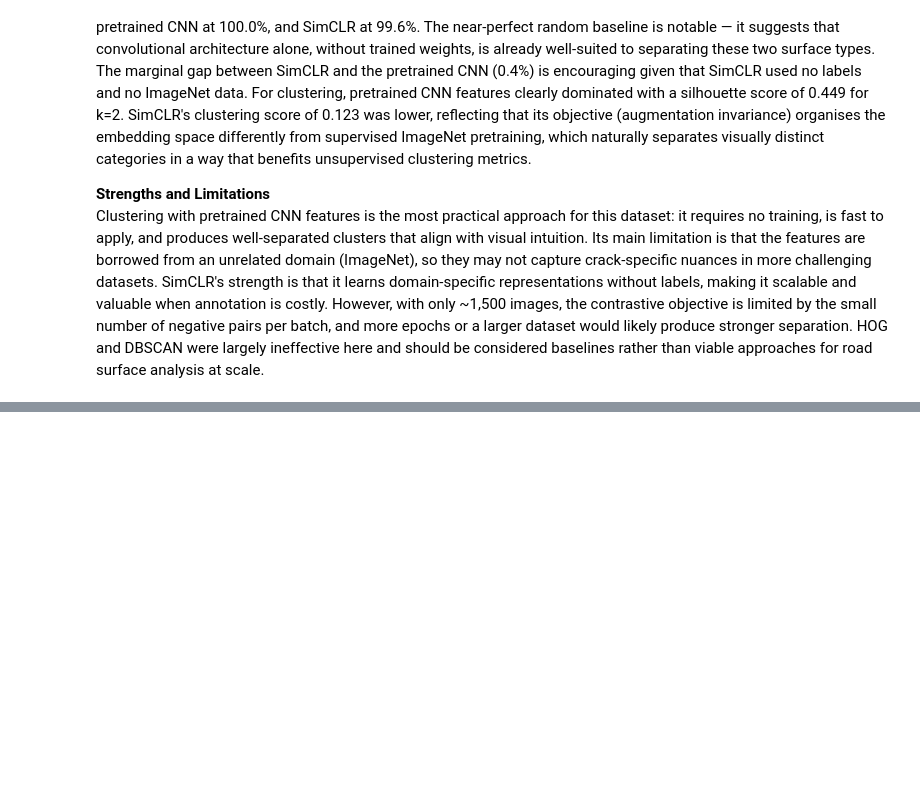
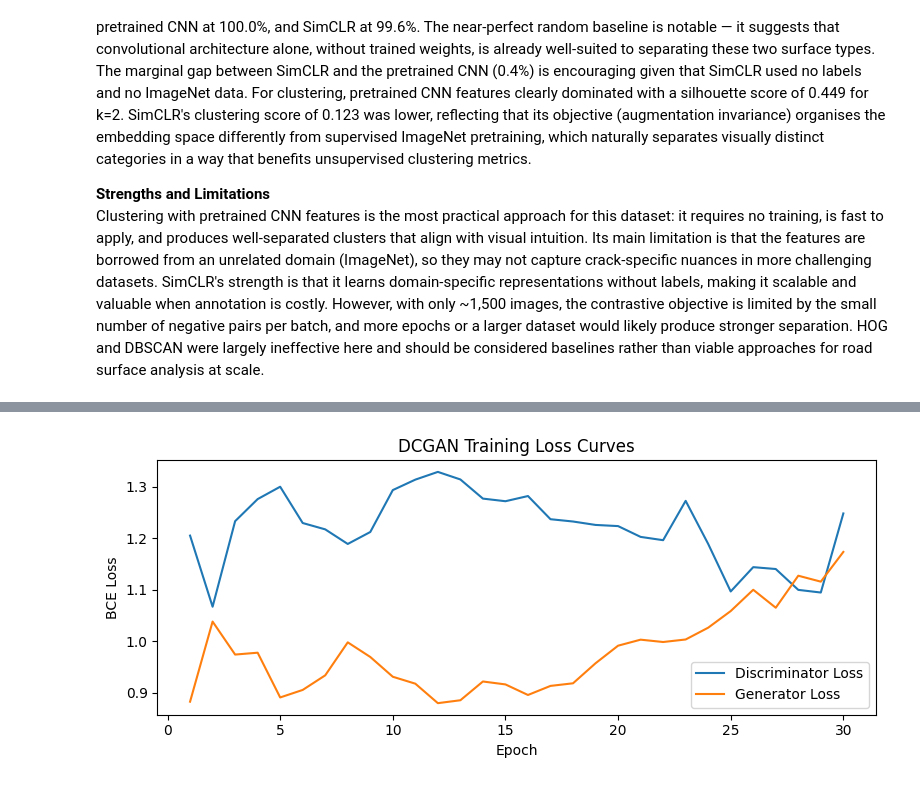
Before and after one commit to DevAime/unsupervised-learning-computer-vision, a Jupyter notebook: road_crack_project.ipynb, the cells around one changed output, grey strips where cells are left out. Cells and saved outputs as stored; diff of their text form; code cells hidden in the pictures; blank space fills up the shorter version.

```diff
--- a/road_crack_project.ipynb
+++ b/road_crack_project.ipynb
@@ -1100,0 +1237,80 @@ Clustering with pretrained CNN features is the most practical approach for this
+# %%
+# DCGAN Training.
+# We use the standard non-saturating GAN loss (BCE).
+# Label smoothing (real=0.9) stabilises discriminator
+# training and reduces mode collapse.
+#
+# Adjust GAN_EPOCHS:
+#   Local CPU : 10-20 epochs
+
+
+GAN_EPOCHS   = 30
+REAL_LABEL   = 0.9   # label smoothing for real images
+FAKE_LABEL   = 0.0
+
+criterion_gan = nn.BCELoss()
+
+opt_D = optim.Adam(netD.parameters(), lr=0.0002, betas=(0.5, 0.999))
+opt_G = optim.Adam(netG.parameters(), lr=0.0002, betas=(0.5, 0.999))
+
+d_losses, g_losses = [], []
+
+for epoch in range(1, GAN_EPOCHS + 1):
+    epoch_d, epoch_g = 0.0, 0.0
+
+    for real_imgs in gan_loader:
+        real_imgs = real_imgs.to(DEVICE)
+        B = real_imgs.size(0)
+
+        # ---- Train Discriminator ----
+        netD.zero_grad()
+
+        # Real images
+        label_real = torch.full((B, 1), REAL_LABEL, device=DEVICE)
+        out_real    = netD(real_imgs)
+        loss_d_real = criterion_gan(out_real, label_real)
+
+        # Fake images
+        z           = torch.randn(B, LATENT_DIM, 1, 1, device=DEVICE)
+        fake_imgs   = netG(z).detach()
+        label_fake  = torch.full((B, 1), FAKE_LABEL, device=DEVICE)
+        out_fake    = netD(fake_imgs)
+        loss_d_fake = criterion_gan(out_fake, label_fake)
+
+        loss_d = loss_d_real + loss_d_fake
+        loss_d.backward()
+        opt_D.step()
+
+        # ---- Train Generator ----
+        netG.zero_grad()
+        z          = torch.randn(B, LATENT_DIM, 1, 1, device=DEVICE)
+        fake_imgs  = netG(z)
+        out_fake_g = netD(fake_imgs)
+        # Generator wants discriminator to think fakes are real
+        loss_g = criterion_gan(out_fake_g, label_real)
+        loss_g.backward()
+        opt_G.step()
+
+        epoch_d += loss_d.item()
+        epoch_g += loss_g.item()
+
+    avg_d = epoch_d / len(gan_loader)
+    avg_g = epoch_g / len(gan_loader)
+    d_losses.append(avg_d)
+    g_losses.append(avg_g)
+
+    if epoch % 5 == 0 or epoch == 1:
+        print(f'Epoch {epoch:3d}/{GAN_EPOCHS}  D_loss={avg_d:.4f}  G_loss={avg_g:.4f}')
+
+# Plot training curves
+fig, ax = plt.subplots(figsize=(8, 3.5))
+ax.plot(range(1, GAN_EPOCHS + 1), d_losses, label='Discriminator Loss', linewidth=1.5)
+ax.plot(range(1, GAN_EPOCHS + 1), g_losses, label='Generator Loss',     linewidth=1.5)
+ax.set_xlabel('Epoch')
+ax.set_ylabel('BCE Loss')
+ax.set_title('DCGAN Training Loss Curves')
+ax.legend()
+plt.tight_layout()
+plt.savefig('gan_loss_curves.png', dpi=100)
+plt.show()
+# %% [output]
@@ -1100,0 +1324 @@ Clustering with pretrained CNN features is the most practical approach for this
+[figure, added]
```
Also changed, not shown: parts of 14 cells of this notebook.
